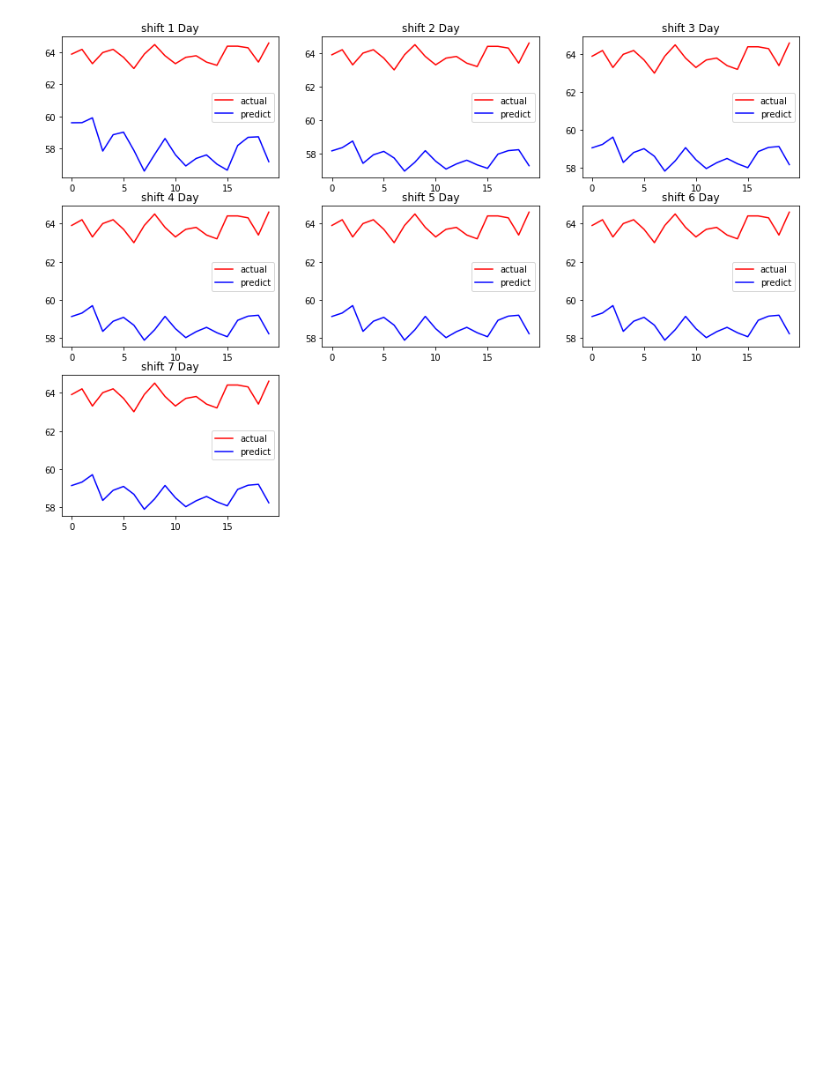
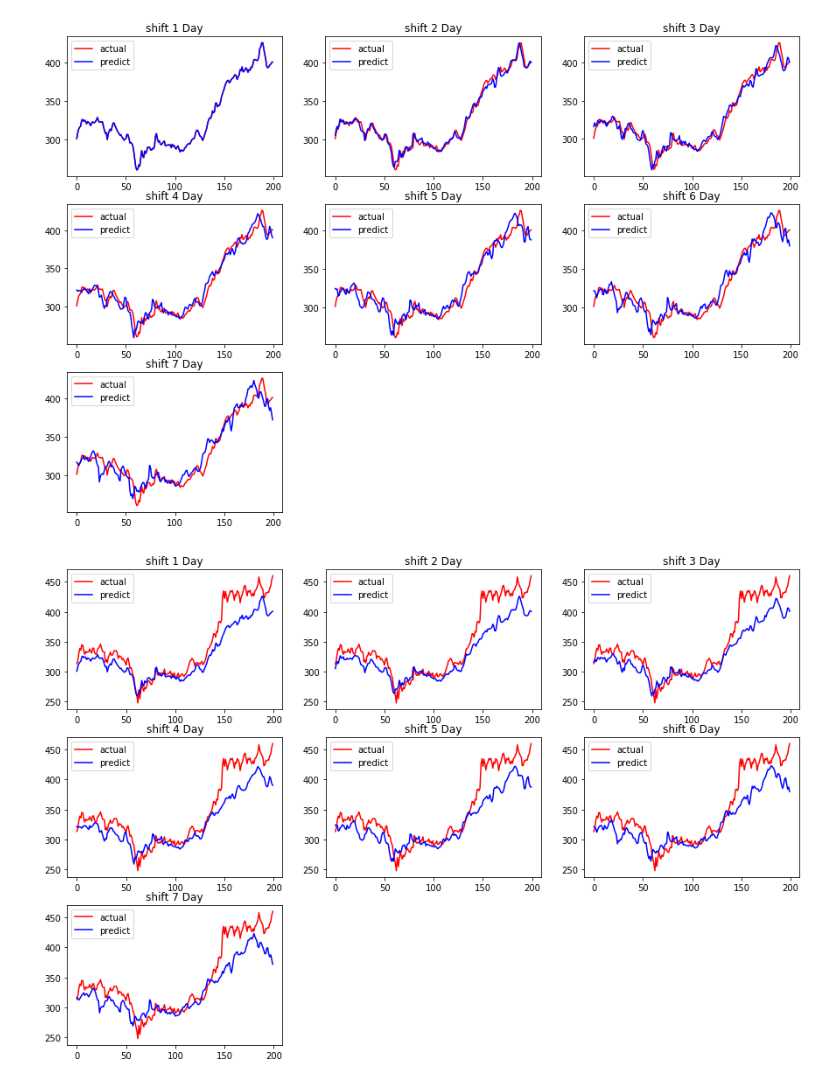
Before and after one commit to BlueBug12/stock, a Jupyter notebook: bin/seq2seq_LSTM.ipynb, the cells around one changed output. Drawn from its saved outputs; the diff is of its cells as text; code cells hidden in the pictures; blank space fills up the shorter version.

```diff
--- a/bin/seq2seq_LSTM.ipynb
+++ b/bin/seq2seq_LSTM.ipynb
@@ -275,4 +254,8 @@ plot_predict(actual, result,shift=False)
+# %%
+plot_predict(result[-200:], result[-200:])
+# %% [output]
+[figure, added]
 # %%
-plot_predict(actual[-20:], result[-20:])
+plot_predict(actual[-200:], result[-200:])
 # %% [output]
-[figure, old version]
+[figure, new version]
```
Also changed, not shown: parts of 10 cells of this notebook.
